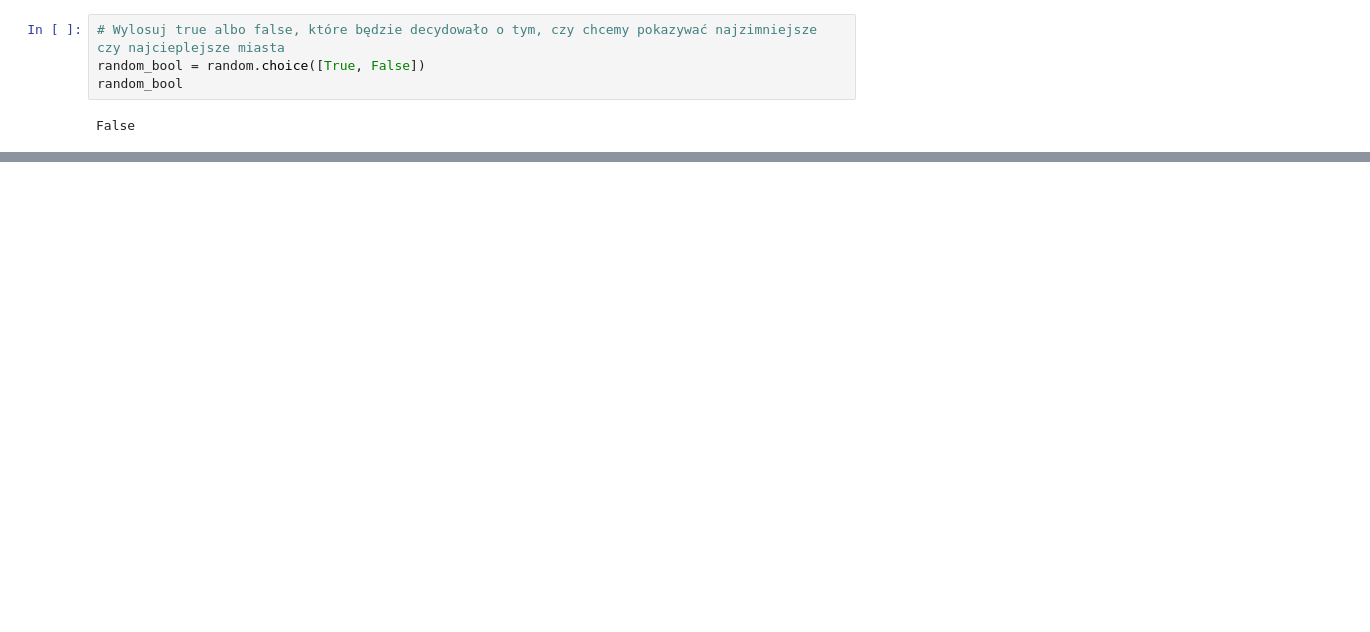
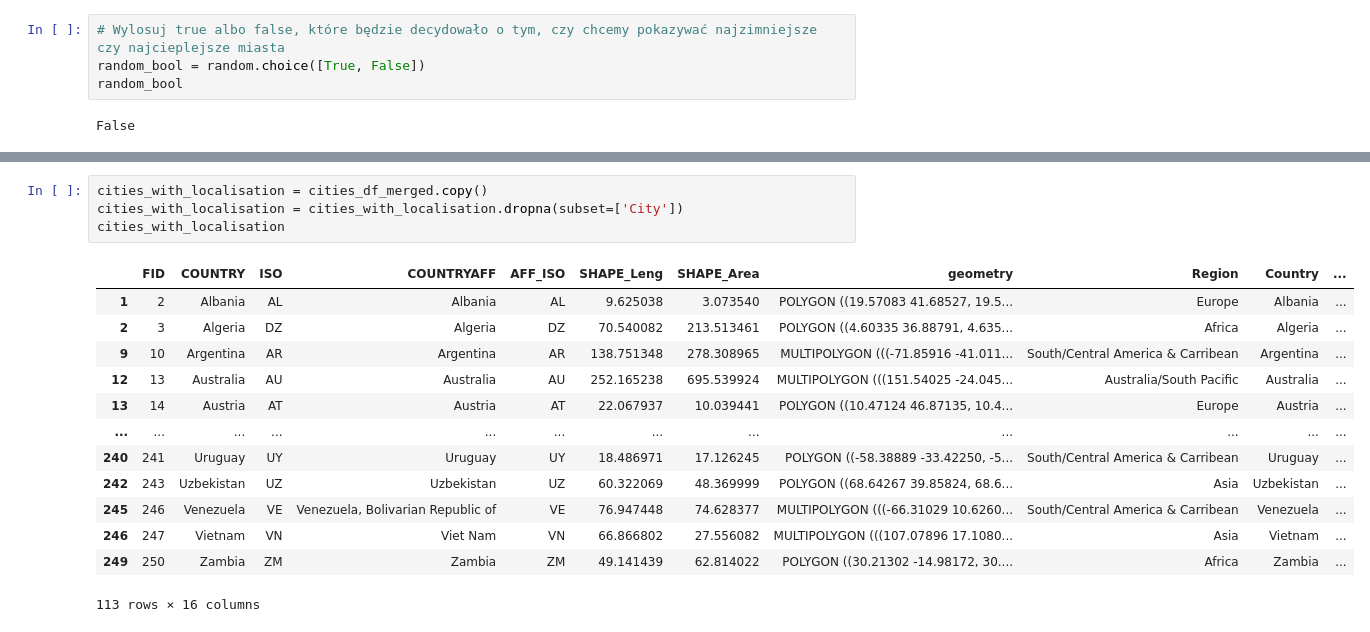
Before and after one commit to Kkilianek/ZMWD-projekt-2, a Jupyter notebook: projekt.ipynb, the cells around one changed output, grey strips where cells are left out. Drawn from its saved outputs; the diff is of its cells as text; blank space fills up the shorter version.

```diff
--- a/projekt.ipynb
+++ b/projekt.ipynb
@@ -282,2 +226,20 @@ cities_df_merged
+# %%
+cities_with_localisation = cities_df_merged.copy()
+cities_with_localisation = cities_with_localisation.dropna(subset=['City'])
+cities_with_localisation
+# %% [output]
+|  | FID | COUNTRY | ISO | COUNTRYAFF | AFF_ISO | SHAPE_Leng | SHAPE_Area | geometry | Region | Country | ... |
+| 1 | 2 | Albania | AL | Albania | AL | 9.625038 | 3.073540 | POLYGON ((19.57083 41.68527, 19.5... | Europe | Albania | ... |
+| 2 | 3 | Algeria | DZ | Algeria | DZ | 70.540082 | 213.513461 | POLYGON ((4.60335 36.88791, 4.635... | Africa | Algeria | ... |
+| 9 | 10 | Argentina | AR | Argentina | AR | 138.751348 | 278.308965 | MULTIPOLYGON (((-71.85916 -41.011... | South/Central America & Carribean | Argentina | ... |
+| 12 | 13 | Australia | AU | Australia | AU | 252.165238 | 695.539924 | MULTIPOLYGON (((151.54025 -24.045... | Australia/South Pacific | Australia | ... |
+| 13 | 14 | Austria | AT | Austria | AT | 22.067937 | 10.039441 | POLYGON ((10.47124 46.87135, 10.4... | Europe | Austria | ... |
+| ... | ... | ... | ... | ... | ... | ... | ... | ... | ... | ... | ... |
+| 240 | 241 | Uruguay | UY | Uruguay | UY | 18.486971 | 17.126245 | POLYGON ((-58.38889 -33.42250, -5... | South/Central America & Carribean | Uruguay | ... |
+| 242 | 243 | Uzbekistan | UZ | Uzbekistan | UZ | 60.322069 | 48.369999 | POLYGON ((68.64267 39.85824, 68.6... | Asia | Uzbekistan | ... |
+| 245 | 246 | Venezuela | VE | Venezuela, Bolivarian Republic of | VE | 76.947448 | 74.628377 | MULTIPOLYGON (((-66.31029 10.6260... | South/Central America & Carribean | Venezuela | ... |
+| 246 | 247 | Vietnam | VN | Viet Nam | VN | 66.866802 | 27.556082 | MULTIPOLYGON (((107.07896 17.1080... | Asia | Vietnam | ... |
+| 249 | 250 | Zambia | ZM | Zambia | ZM | 49.141439 | 62.814022 | POLYGON ((30.21302 -14.98172, 30.... | Africa | Zambia | ... |
+113 rows × 16 columns
 # %%
 from geopy.geocoders import Nominatim
```
Also changed, not shown: parts of 21 cells of this notebook, 2 other files.
